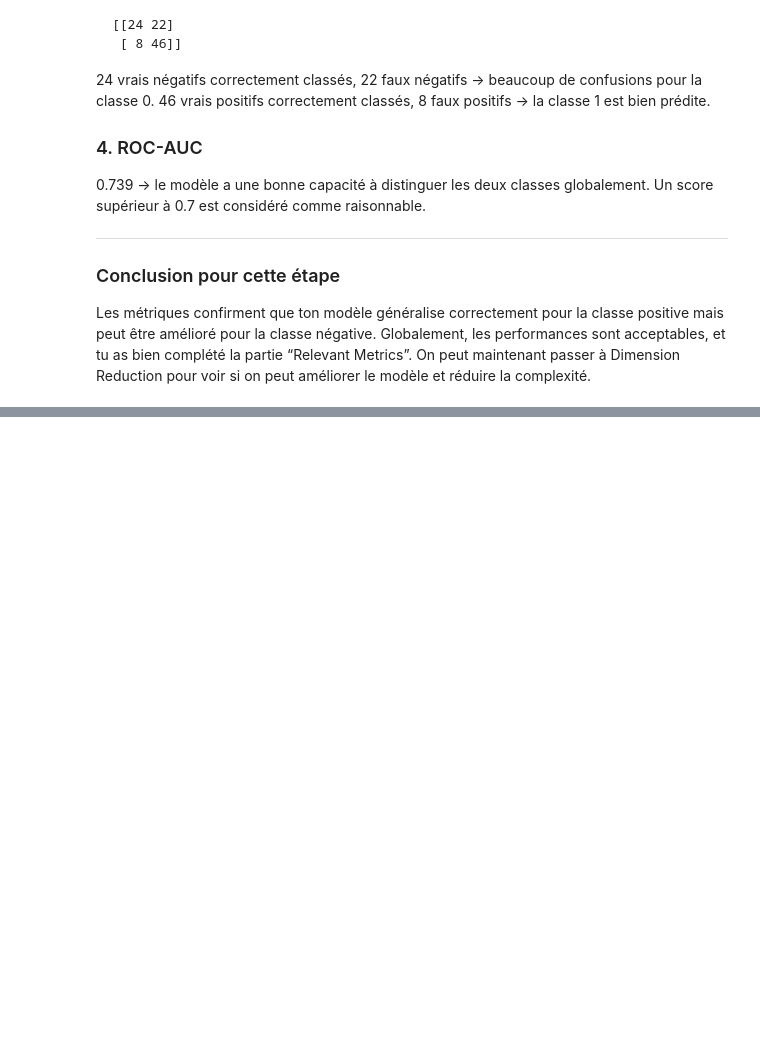
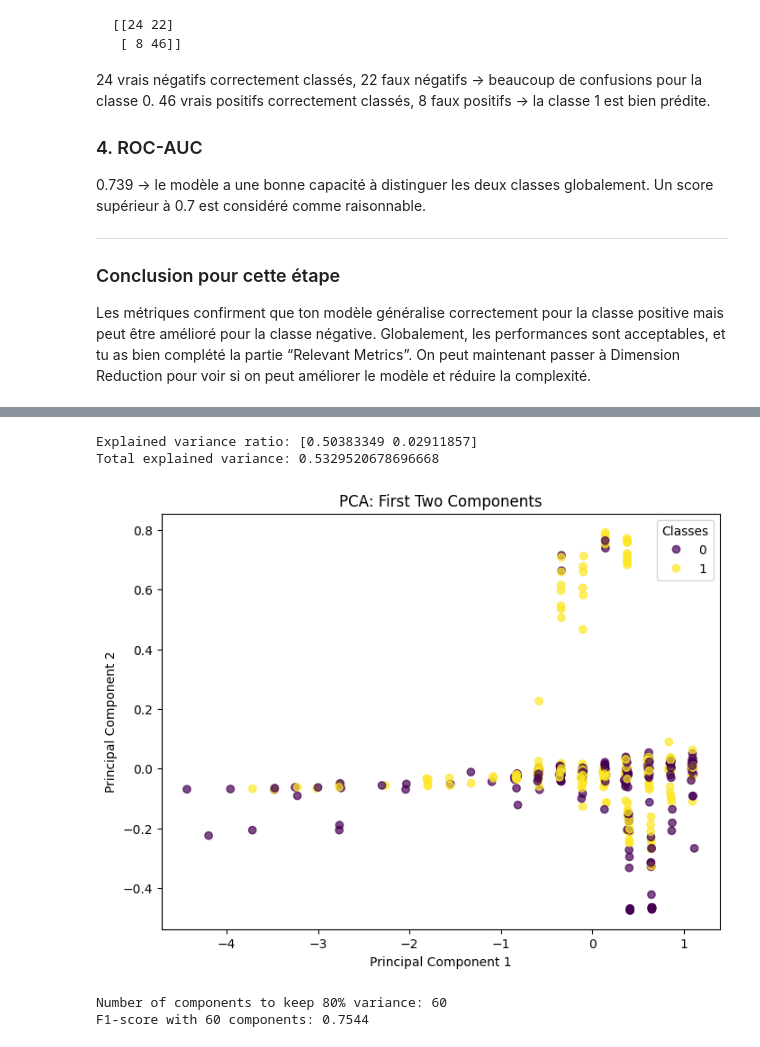
Before and after one commit to PieroLB/SmartHome-ML, a Jupyter notebook: LAB5_Project_ANDRIANTSIZAFY.ipynb, the cells around one changed output, grey strips where cells are left out. Drawn from its saved outputs; the diff is of its cells as text; code cells hidden in the pictures; blank space fills up the shorter version.

Commit message:
Dimension reduction and variance analysis

```diff
--- a/LAB5_Project_ANDRIANTSIZAFY.ipynb
+++ b/LAB5_Project_ANDRIANTSIZAFY.ipynb
@@ -1573,0 +1579,62 @@ On peut maintenant passer à Dimension Reduction pour voir si on peut améliorer
+# %%
+# =====================
+# Dimension Reduction using PCA
+# =====================
+from sklearn.decomposition import PCA
+import matplotlib.pyplot as plt
+import pandas as pd
+
+# Si X_train est un csr_matrix (sparse), on le convertit en dense
+if hasattr(X_train, "toarray"):
+    X_train_dense = X_train.toarray()
+    X_test_dense = X_test.toarray()
+else:
+    X_train_dense = X_train
+    X_test_dense = X_test
+
+# Appliquer PCA pour réduire à 2 composantes principales
+pca = PCA(n_components=2, random_state=42)
+X_train_pca = pca.fit_transform(X_train_dense)
+X_test_pca = pca.transform(X_test_dense)
+
+# Variance expliquée par chaque composante
+explained_variance = pca.explained_variance_ratio_
+print("Explained variance ratio:", explained_variance)
+print("Total explained variance:", explained_variance.sum())
+
+# Visualisation des deux premières composantes principales
+plt.figure(figsize=(8,6))
+scatter = plt.scatter(X_train_pca[:,0], X_train_pca[:,1], c=y_train, cmap='viridis', alpha=0.7)
+plt.xlabel('Principal Component 1')
+plt.ylabel('Principal Component 2')
+plt.title('PCA: First Two Components')
+plt.legend(*scatter.legend_elements(), title="Classes")
+plt.show()
+# %% [output]
+Explained variance ratio: [0.50383349 0.02911857]
+Total explained variance: 0.5329520678696668
+[figure, added]
+# %%
+from sklearn.decomposition import TruncatedSVD
+
+# 1. Trouver le nombre de composantes pour 80% de variance
+tsvd_check = TruncatedSVD(n_components=X_train.shape[1] - 1)
+tsvd_check.fit(X_train)
+cumulative_variance = tsvd_check.explained_variance_ratio_.cumsum()
+n_components_80 = (cumulative_variance < 0.80).sum() + 1
+
+print(f"Number of components to keep 80% variance: {n_components_80}")
+
+# 2. Appliquer la réduction finale pour la modélisation
+tsvd_final = TruncatedSVD(n_components=n_components_80, random_state=42)
+X_train_reduced = tsvd_final.fit_transform(X_train)
+X_test_reduced = tsvd_final.transform(X_test)
+
+# 3. Test rapide sur la Baseline
+from sklearn.linear_model import LogisticRegression
+lr_reduced = LogisticRegression(solver='liblinear', random_state=42)
+lr_reduced.fit(X_train_reduced, y_train)
+print(f"F1-score with {n_components_80} components: {f1_score(y_test, lr_reduced.predict(X_test_reduced)):.4f}")
+# %% [output]
+Number of components to keep 80% variance: 60
+F1-score with 60 components: 0.7544
```
Also changed, not shown: parts of 2 cells of this notebook.
